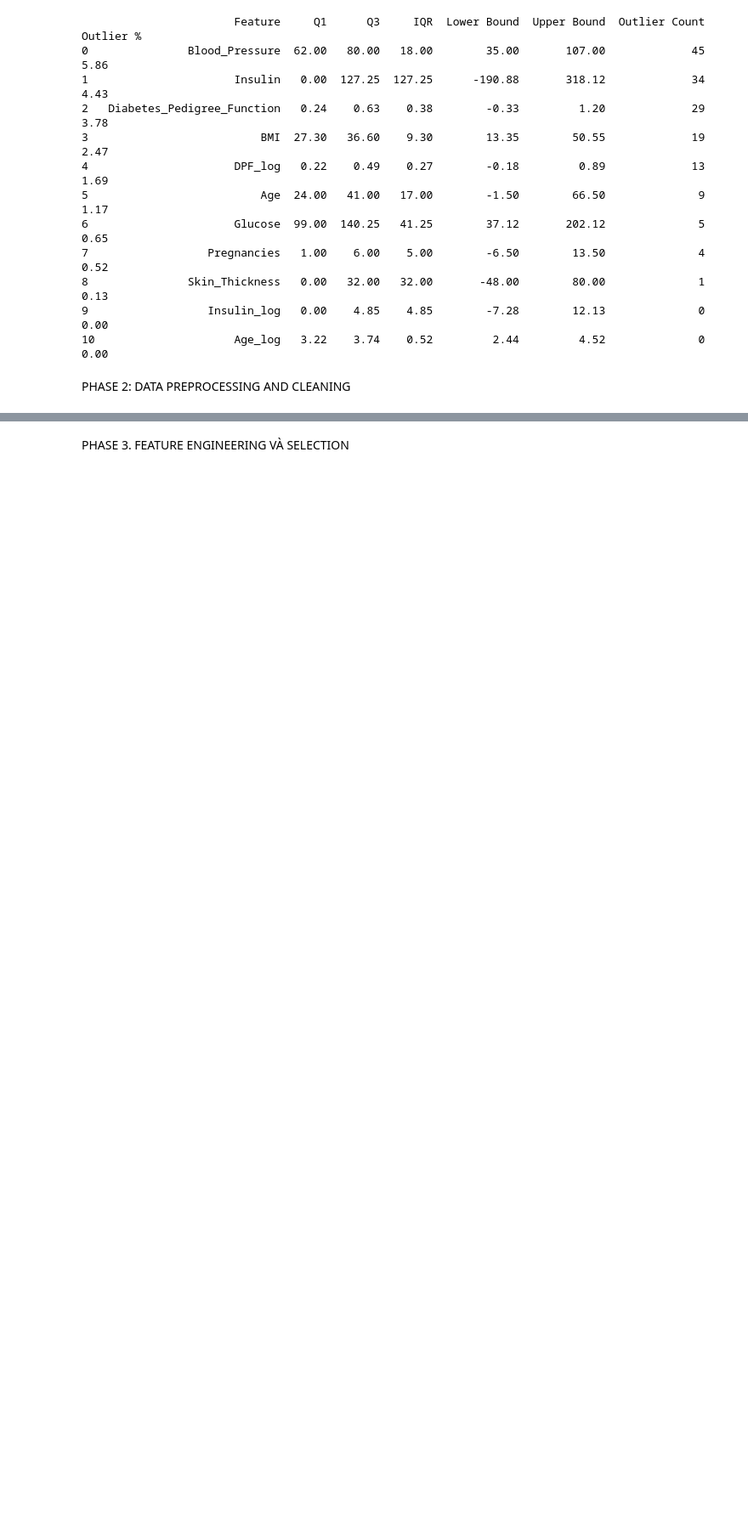
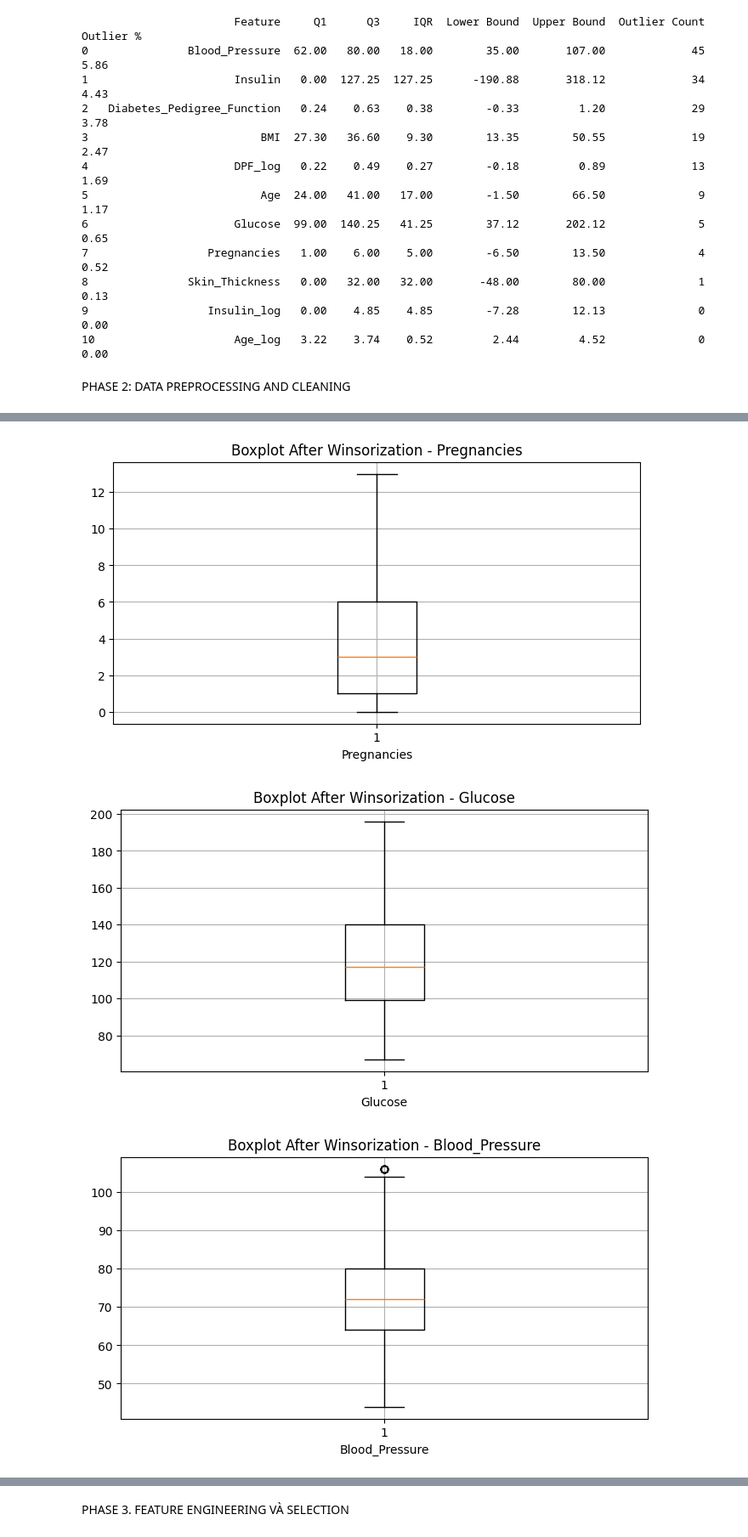
Before and after one commit to tranhoang2804/Capstone-Aptech, a Jupyter notebook: Capstone.ipynb, the cells around one changed output, grey strips where cells are left out. Shown at 85% size. Cells and saved outputs as stored; diff of their text form; code cells hidden in the pictures; blank space fills up the shorter version.

```diff
--- a/Capstone.ipynb
+++ b/Capstone.ipynb
@@ -412,0 +472,12 @@ features_to_scale = ['Glucose', 'Blood_Pressure', 'BMI',
+# %%
+for col in continuous_features:
+    plt.figure(figsize=(8, 4))
+    plt.boxplot(df_outlier_processed[col])
+    plt.title(f'Boxplot After Winsorization - {col}')
+    plt.xlabel(col)
+    plt.grid(True)
+    plt.show()
+# %% [output]
+[figure, added]
+[figure, added]
+[figure, added]
```
Also changed, not shown: parts of 37 cells of this notebook.
